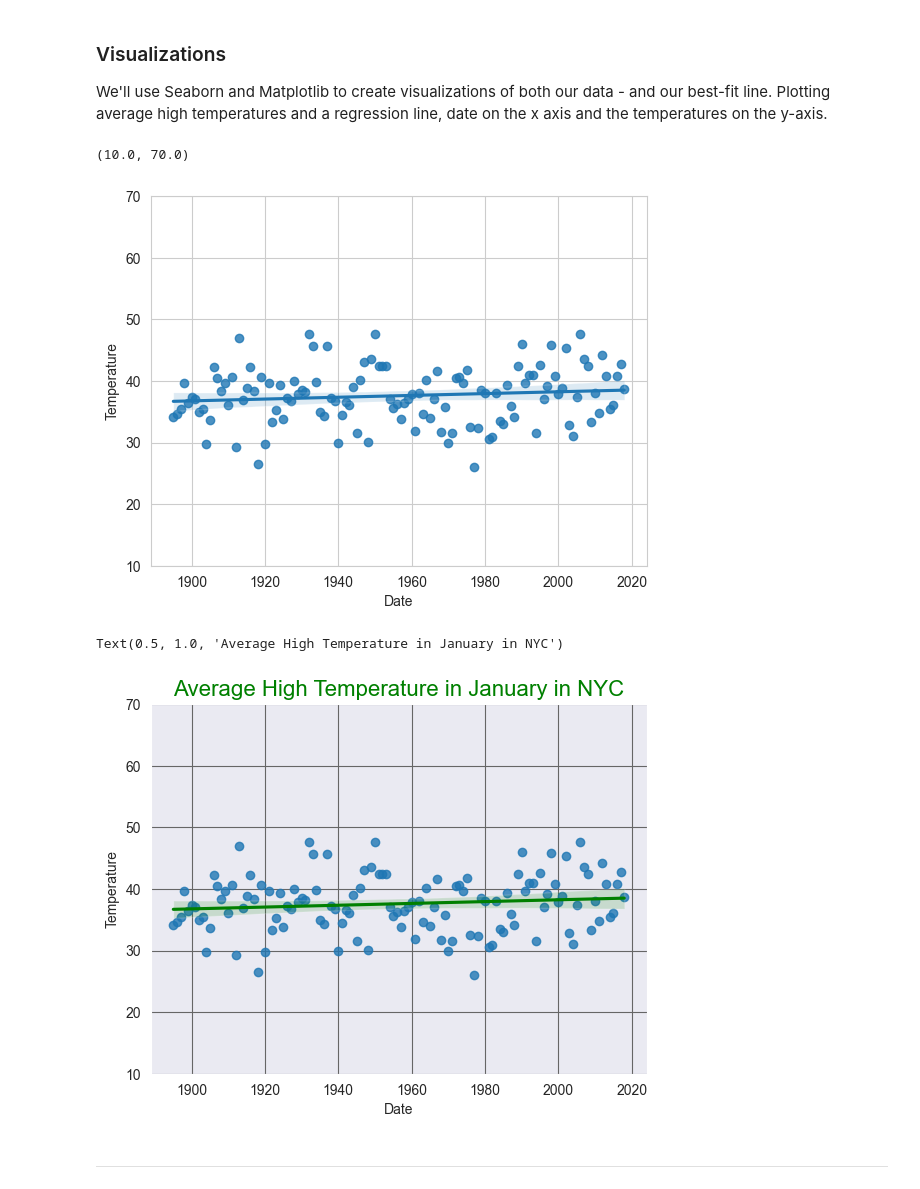
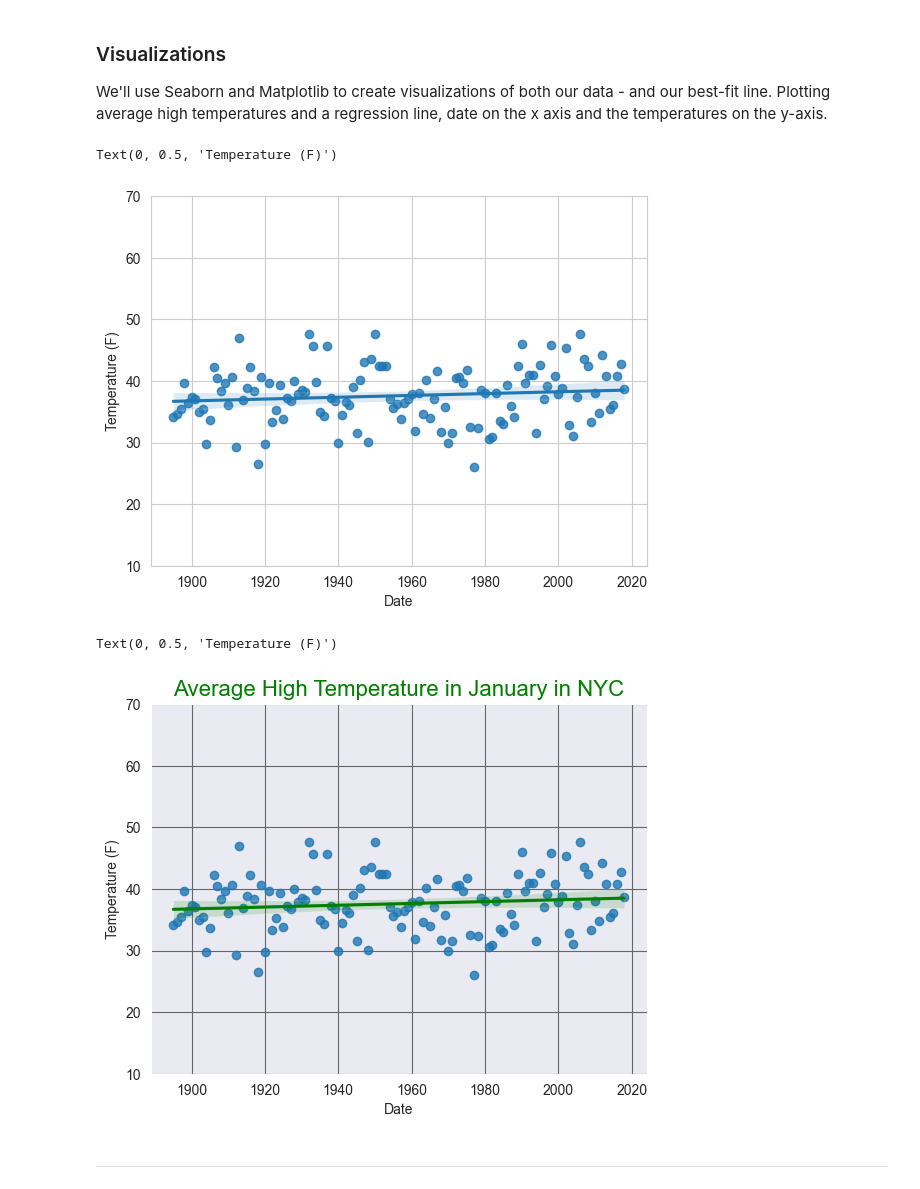
Before and after one commit to Bdowdle4/datafun-07-ml, a Jupyter notebook: dowdle_ml.ipynb, the cells around one changed output. Cells and saved outputs as stored; diff of their text form; code cells hidden in the pictures.

```diff
--- a/dowdle_ml.ipynb
+++ b/dowdle_ml.ipynb
@@ -165,22 +165,25 @@ Plotting average high temperatures and a regression line, date on the x axis and
 # %%
 # choose how chart displays
 sns.set_style('whitegrid')
 # plot the data
 axes = sns.regplot(x=nyc_df.Date, y=nyc_df.Temperature)
 # trim the axis
 axes.set_ylim(10,70)
+# set y-axis label
+axes.set_ylabel('Temperature (F)')
 # %% [output]
-(10.0, 70.0)
+Text(0, 0.5, 'Temperature (F)')
-[figure, old version]
+[figure, new version]
 # %%
 # customize chart
 sns.set_style('darkgrid', {"grid.color": ".4", "grid.linestyle": "-"})
 axes = sns.regplot(x=nyc_df.Date, y=nyc_df.Temperature, line_kws=dict(color='g'))
 axes.set_ylim(10,70)
 axes.set_title('Average High Temperature in January in NYC', size=16, color='green')
+axes.set_ylabel('Temperature (F)')
 # %% [output]
-Text(0.5, 1.0, 'Average High Temperature in January in NYC')
+Text(0, 0.5, 'Temperature (F)')
-[figure, old version]
+[figure, new version]
 # %% [markdown]
 ---
 # %% [markdown]
```
Also changed, not shown: parts of 4 cells of this notebook.
